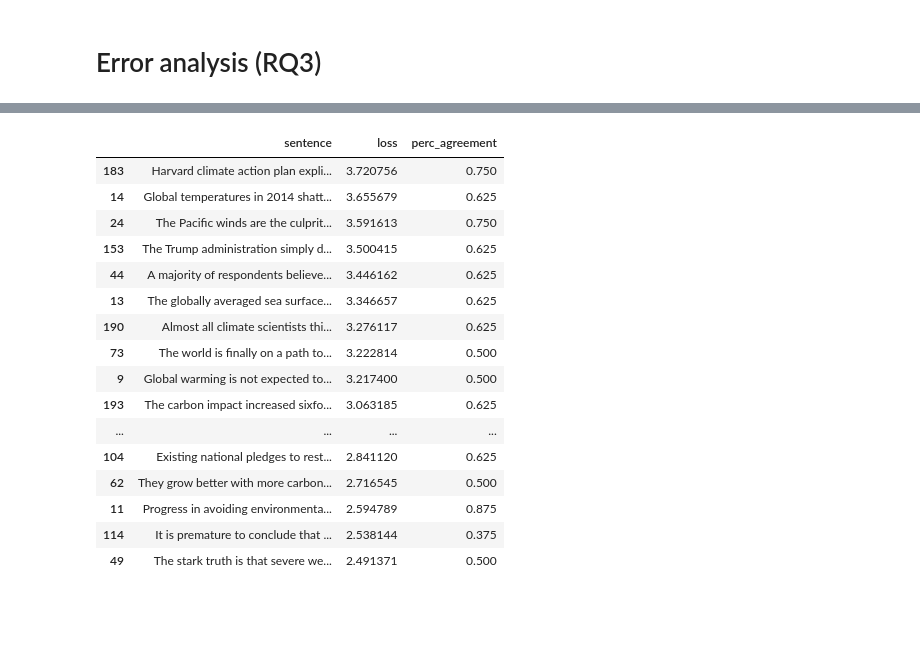
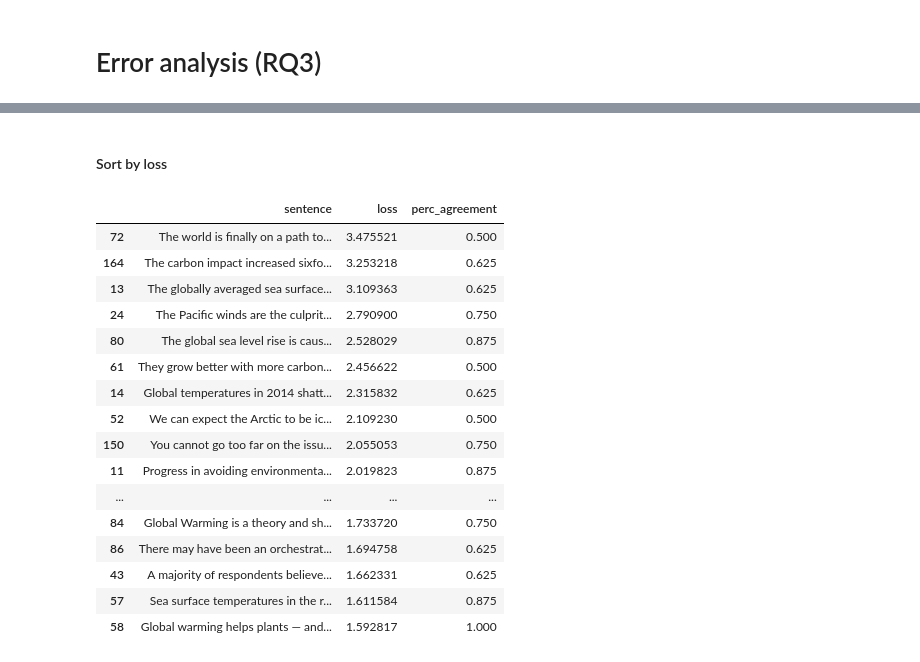
Before and after one commit to rldekkers/thesis-msc-data-science, a Jupyter notebook: 3_models.ipynb, the cells around one changed output, grey strips where cells are left out. Saved outputs shown, nothing was run; the diff lists cells and outputs as text; code cells hidden in the pictures; blank space fills up the shorter version.

```diff
--- a/3_models.ipynb
+++ b/3_models.ipynb
@@ -1281,0 +1176,19 @@ result = experiments[model_name]['dataset_enc'][subset].map(forward_pass_with_la
+# %%
+error_experiments = {
+    'base_train': {
+        'model_name': 'bert_base_reduc',
+        'subset': 'train'
+    },
+    'base_test': {
+        'model_name': 'bert_base_reduc',
+        'subset': 'test'
+    },
+    'aug_train': {
+        'model_name': 'bert_aug_full',
+        'subset': 'train'
+    },
+    'aug_test': {
+        'model_name': 'bert_aug_full',
+        'subset': 'test'
+    }
+}
@@ -1281,0 +1197,5 @@ result = experiments[model_name]['dataset_enc'][subset].map(forward_pass_with_la
+# %%
+# Load from pickle
+file_path = dir_data / 'error_experiments.pkl'
+with open(file_path, 'rb') as f:
+    error_experiments = pickle.load(f)
@@ -1291,20 +1350,24 @@ df = pd.concat([df, data_df[data_df['in_held_out_test'] == True][cols].reset_ind
+# %% [markdown]
+#### Sort by loss
 # %%
-df[['sentence', 'loss', 'perc_agreement']].sort_values('loss', ascending=False).head(20)
+exp = error_experiments['aug_test']
+
+exp['df'][['sentence', 'loss', 'perc_agreement']].sort_values('loss', ascending=False).head(20)
 # %% [output]
 |  | sentence | loss | perc_agreement |
-| 183 | Harvard climate action plan expli... | 3.720756 | 0.750 |
-| 14 | Global temperatures in 2014 shatt... | 3.655679 | 0.625 |
-| 24 | The Pacific winds are the culprit... | 3.591613 | 0.750 |
-| 153 | The Trump administration simply d... | 3.500415 | 0.625 |
-| 44 | A majority of respondents believe... | 3.446162 | 0.625 |
-| 13 | The globally averaged sea surface... | 3.346657 | 0.625 |
-| 190 | Almost all climate scientists thi... | 3.276117 | 0.625 |
-| 73 | The world is finally on a path to... | 3.222814 | 0.500 |
-| 9 | Global warming is not expected to... | 3.217400 | 0.500 |
-| 193 | The carbon impact increased sixfo... | 3.063185 | 0.625 |
+| 72 | The world is finally on a path to... | 3.475521 | 0.500 |
+| 164 | The carbon impact increased sixfo... | 3.253218 | 0.625 |
+| 13 | The globally averaged sea surface... | 3.109363 | 0.625 |
+| 24 | The Pacific winds are the culprit... | 2.790900 | 0.750 |
+| 80 | The global sea level rise is caus... | 2.528029 | 0.875 |
+| 61 | They grow better with more carbon... | 2.456622 | 0.500 |
+| 14 | Global temperatures in 2014 shatt... | 2.315832 | 0.625 |
+| 52 | We can expect the Arctic to be ic... | 2.109230 | 0.500 |
+| 150 | You cannot go too far on the issu... | 2.055053 | 0.750 |
+| 11 | Progress in avoiding environmenta... | 2.019823 | 0.875 |
 | ... | ... | ... | ... |
-| 104 | Existing national pledges to rest... | 2.841120 | 0.625 |
-| 62 | They grow better with more carbon... | 2.716545 | 0.500 |
-| 11 | Progress in avoiding environmenta... | 2.594789 | 0.875 |
-| 114 | It is premature to conclude that ... | 2.538144 | 0.375 |
-| 49 | The stark truth is that severe we... | 2.491371 | 0.500 |
+| 84 | Global Warming is a theory and sh... | 1.733720 | 0.750 |
+| 86 | There may have been an orchestrat... | 1.694758 | 0.625 |
+| 43 | A majority of respondents believe... | 1.662331 | 0.625 |
+| 57 | Sea surface temperatures in the r... | 1.611584 | 0.875 |
+| 58 | Global warming helps plants — and... | 1.592817 | 1.000 |
```
Also changed, not shown: parts of 49 cells of this notebook, 1 other file.
